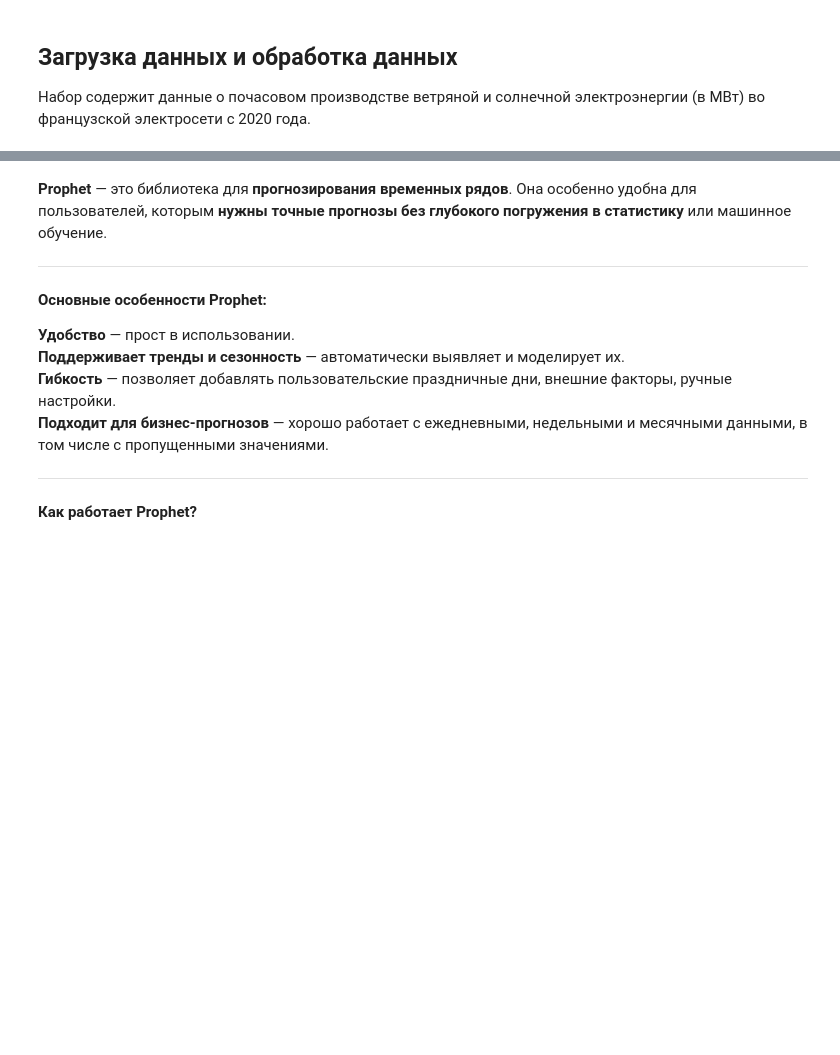
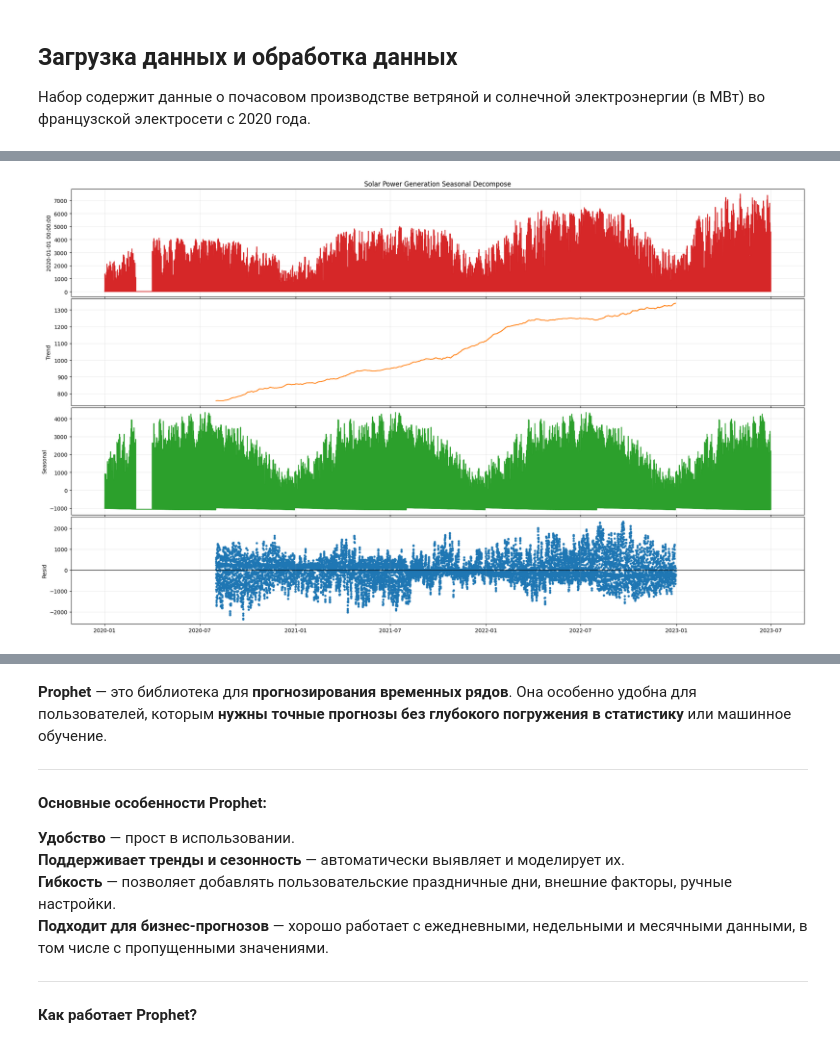
Before and after one commit to ArtyomShabunin/SMOPA, a Jupyter notebook: lesson_8.ipynb, the cells around one changed output, grey strips where cells are left out. Drawn from its saved outputs; the diff is of its cells as text; code cells hidden in the pictures; blank space fills up the shorter version.

```diff
--- a/lesson_8.ipynb
+++ b/lesson_8.ipynb
@@ -186,7 +218,9 @@ $$Y_t = T_t \times S_t \times R_t$$
 # %%
 from statsmodels.tsa.seasonal import seasonal_decompose
 
-def seasonal_decompose_plotter(df: pd.DataFrame, model='additive', period=12, title='', figsize=(20, 12)):
+def seasonal_decompose_plotter(
+    df: pd.DataFrame, model='additive',
+    period=12, title='', figsize=(20, 12)):
 
     # period - период сезонности
 
@@ -220,4 +254,8 @@ def seasonal_decompose_plotter(df: pd.DataFrame, model='additive', period=12, ti
 
     return decomposition
 # %%
-_ = seasonal_decompose_plotter(solar, model='additive', period=24*365, title='Solar Power Generation Seasonal Decompose', figsize=(20, 12))
+_ = seasonal_decompose_plotter(
+    solar, model='additive', period=24*365,
+    title='Solar Power Generation Seasonal Decompose', figsize=(20, 12))
+# %% [output]
+[figure, added]
```
Also changed, not shown: parts of 88 cells of this notebook.
